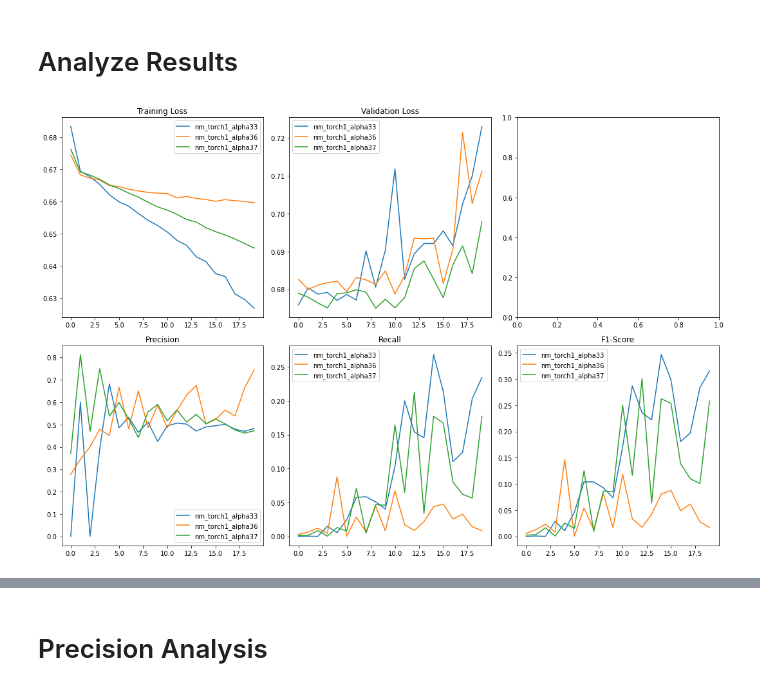
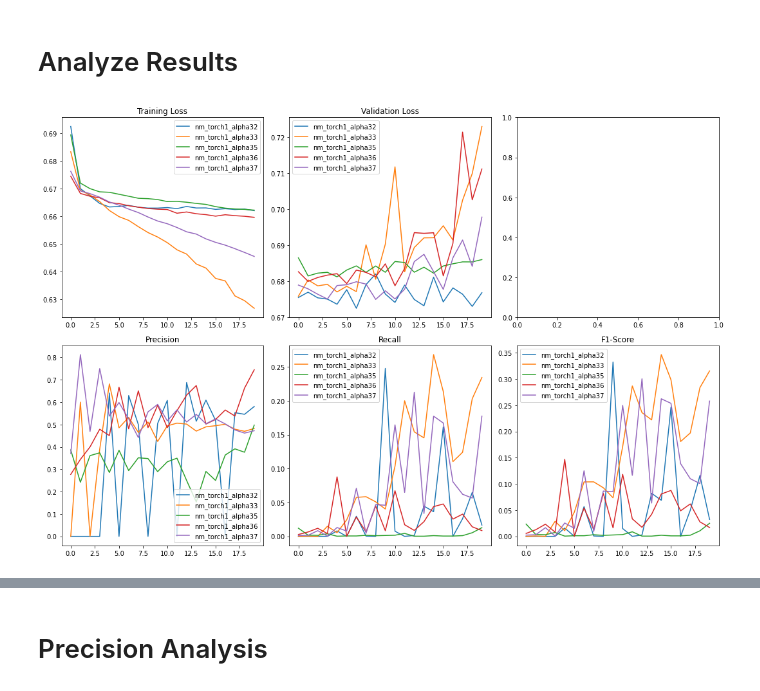
Before and after one commit to mads-swaps/swap-for-profit, a Jupyter notebook: playground/nicks/torch/py_torch_model_validation.ipynb, the cells around one changed output, grey strips where cells are left out. Cells and saved outputs as stored; diff of their text form; code cells hidden in the pictures.

```diff
--- a/playground/nicks/torch/py_torch_model_validation.ipynb
+++ b/playground/nicks/torch/py_torch_model_validation.ipynb
@@ -240,10 +240,10 @@ model_ids=[
     #'alpha29',
     #'nm_torch1_alpha30',
     #'nm_torch1_alpha31',
-    #'nm_torch1_alpha32',
+    'nm_torch1_alpha32',
     'nm_torch1_alpha33',
     #'nm_torch1_alpha34',
-    #'nm_torch1_alpha35',
+    'nm_torch1_alpha35',
     'nm_torch1_alpha36',
     'nm_torch1_alpha37',
 ]
@@ -271,34 +271,34 @@ for model_id in model_ids:
     tl = metrics[0]
     vl = metrics[1]
     p = metrics[2] if len(metrics)>2 else None
     r = metrics[3] if len(metrics)>3 else None
     f = metrics[4] if len(metrics)>4 else None
 
     model_data[model_id] = {'tl':tl, 'vl':vl, 'p':p, 'r':r, 'f':f}
 
     ax[0][0].plot(tl[:limit], label=model_id)
     ax[0][1].plot(vl[:limit], label=model_id)
     if p is not None:
         ax[1][0].plot(p[:limit], label=model_id)
     if r is not None:
         ax[1][1].plot(r[:limit], label=model_id)
     if f is not None:
         ax[1][2].plot(f[:limit], label=model_id)
 
 # ax1.set_ylim(0,0.02)
 #ax[0][1].set_ylim(0.5,2.5)
 # ax1.set_yscale('log')
 # ax2.set_yscale('log')
 
 ax[0][0].legend()
 ax[0][1].legend()
 ax[1][0].legend()
 ax[1][1].legend()
 ax[1][2].legend()
 plt.tight_layout()
 plt.show()
 # %% [output]
-[figure, old version]
+[figure, new version]
 # %%
 df = pd.DataFrame(model_configs).set_index('model_identifier')
 print(df.loc['nm_torch1_alpha33','optimizer'])
```
Also changed, not shown: parts of 2 cells of this notebook, 10 other files.
